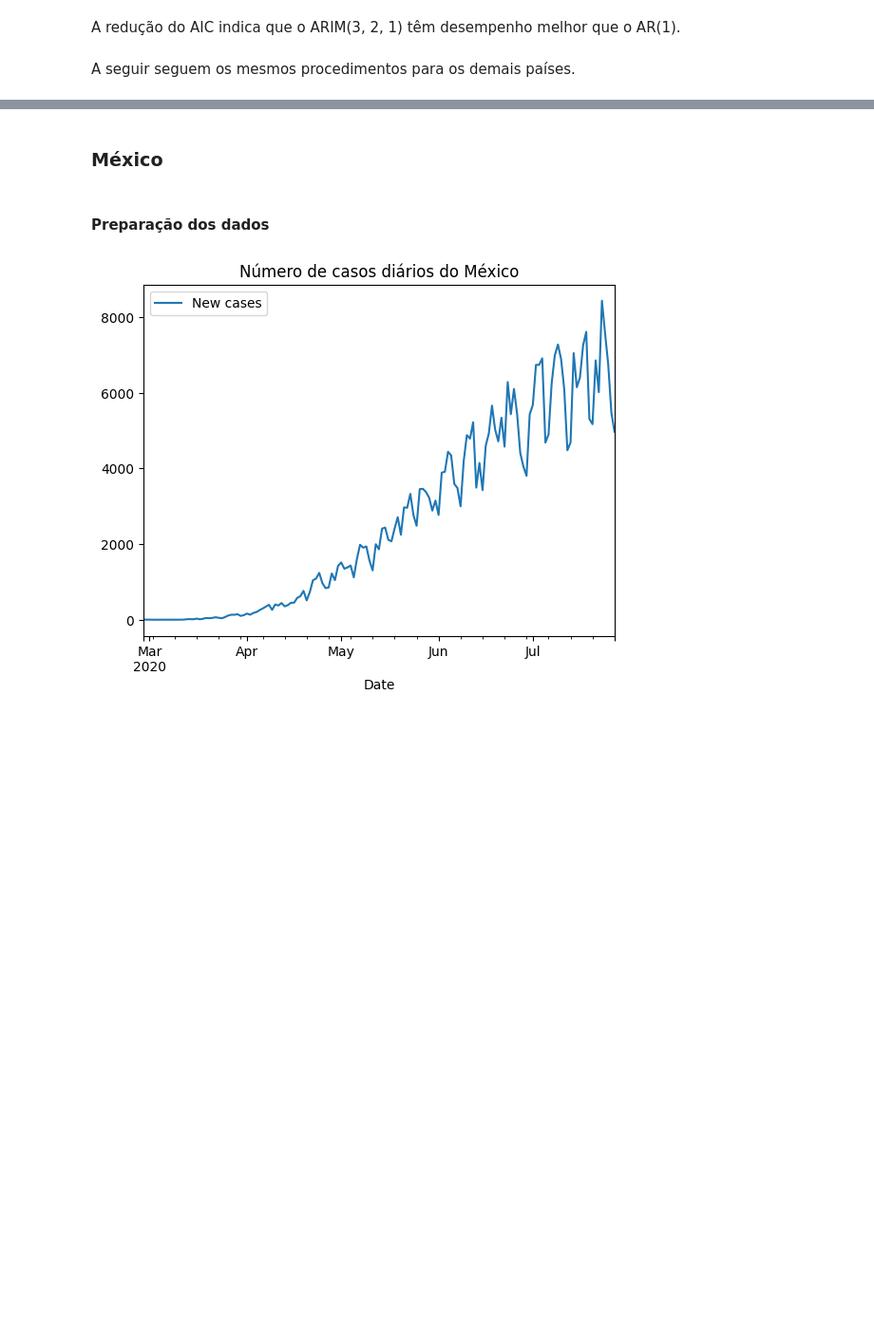
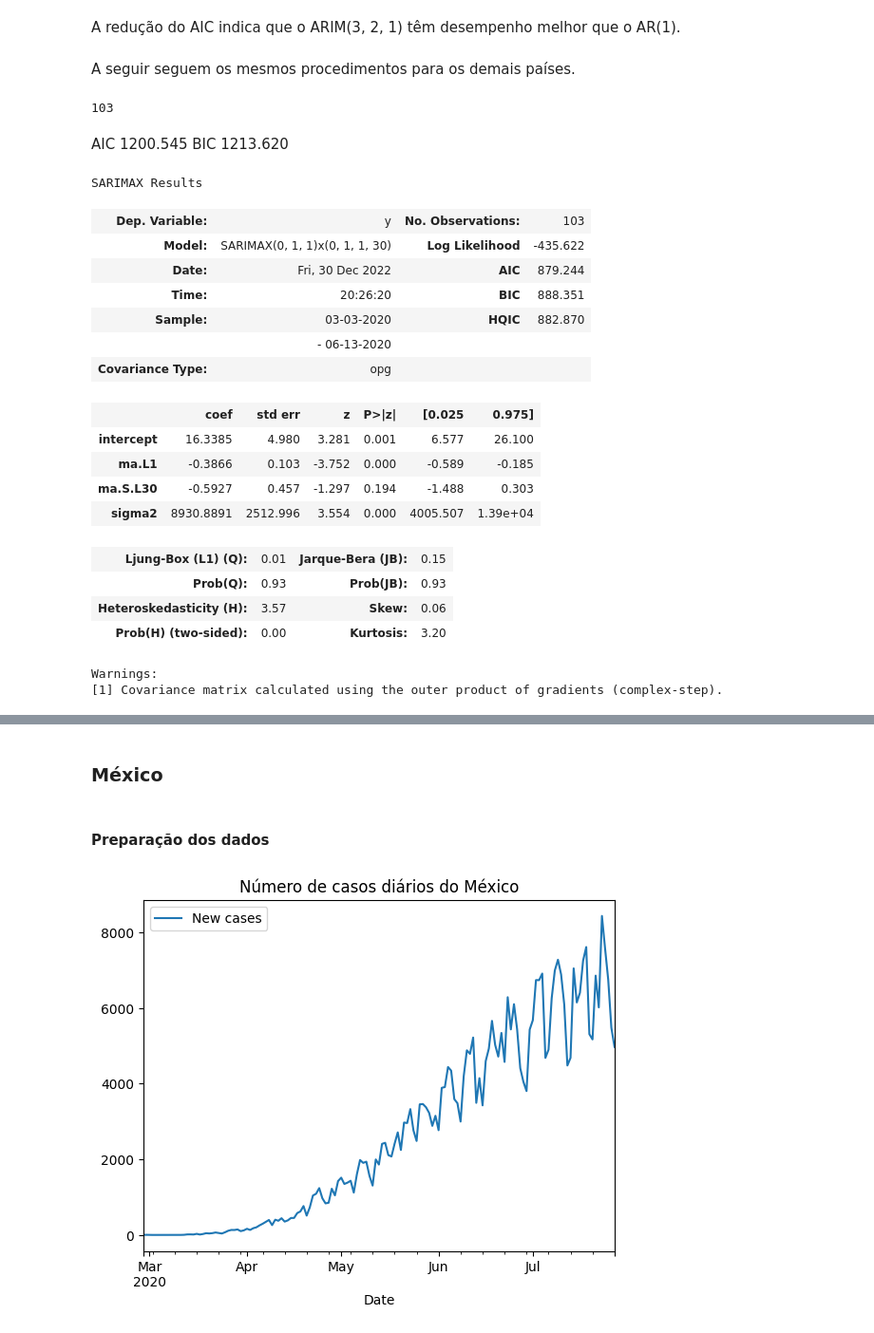
Before and after one commit to duartejr/bootcamp-covid-research, a Jupyter notebook: reports/notebooks/modelo_arima.ipynb, the cells around one changed output, grey strips where cells are left out. Shown at 95% size. Cells and saved outputs as stored; diff of their text form; code cells hidden in the pictures; blank space fills up the shorter version.

```diff
--- a/reports/notebooks/modelo_arima.ipynb
+++ b/reports/notebooks/modelo_arima.ipynb
@@ -300,0 +303,47 @@ A seguir seguem os mesmos procedimentos para os demais países.
+# %%
+len(train_data)
+# %% [output]
+103
+# %%
+sarima_model = auto_arima(train_data,
+                          start_p = 1, max_p = 7,
+                          d = 1, max_d = 3,
+                          start_q = 1, max_q = 7,
+                          start_P = 1, max_P = 7,
+                          D = 1, max_D = 3,
+                          start_Q = 1, max_Q = 7,
+                          m = 30,
+                          max_order = 14*3,
+                          seasonal = True,
+                          erro_action = 'warn',
+                          trace = False,
+                          supress_warnings = True,
+                          stepwise = True,
+                          random_state = 21,
+                          n_fits = 100
+                          )
+# %% [markdown]
+AIC                           1200.545
+BIC                           1213.620
+# %%
+sarima_model.summary()
+# %% [output]
+SARIMAX Results
+| Dep. Variable: | y | No. Observations: | 103 |
+| Model: | SARIMAX(0, 1, 1)x(0, 1, 1, 30) | Log Likelihood | -435.622 |
+| Date: | Fri, 30 Dec 2022 | AIC | 879.244 |
+| Time: | 20:26:20 | BIC | 888.351 |
+| Sample: | 03-03-2020 | HQIC | 882.870 |
+|  | - 06-13-2020 |  |  |
+| Covariance Type: | opg |  |  |
+|  | coef | std err | z | P>|z| | [0.025 | 0.975] |
+| intercept | 16.3385 | 4.980 | 3.281 | 0.001 | 6.577 | 26.100 |
+| ma.L1 | -0.3866 | 0.103 | -3.752 | 0.000 | -0.589 | -0.185 |
+| ma.S.L30 | -0.5927 | 0.457 | -1.297 | 0.194 | -1.488 | 0.303 |
+| sigma2 | 8930.8891 | 2512.996 | 3.554 | 0.000 | 4005.507 | 1.39e+04 |
+| Ljung-Box (L1) (Q): | 0.01 | Jarque-Bera (JB): | 0.15 |
+| Prob(Q): | 0.93 | Prob(JB): | 0.93 |
+| Heteroskedasticity (H): | 3.57 | Skew: | 0.06 |
+| Prob(H) (two-sided): | 0.00 | Kurtosis: | 3.20 |
+Warnings:
+[1] Covariance matrix calculated using the outer product of gradients (complex-step).
```
Also changed, not shown: parts of 22 cells of this notebook, 1 other file.
